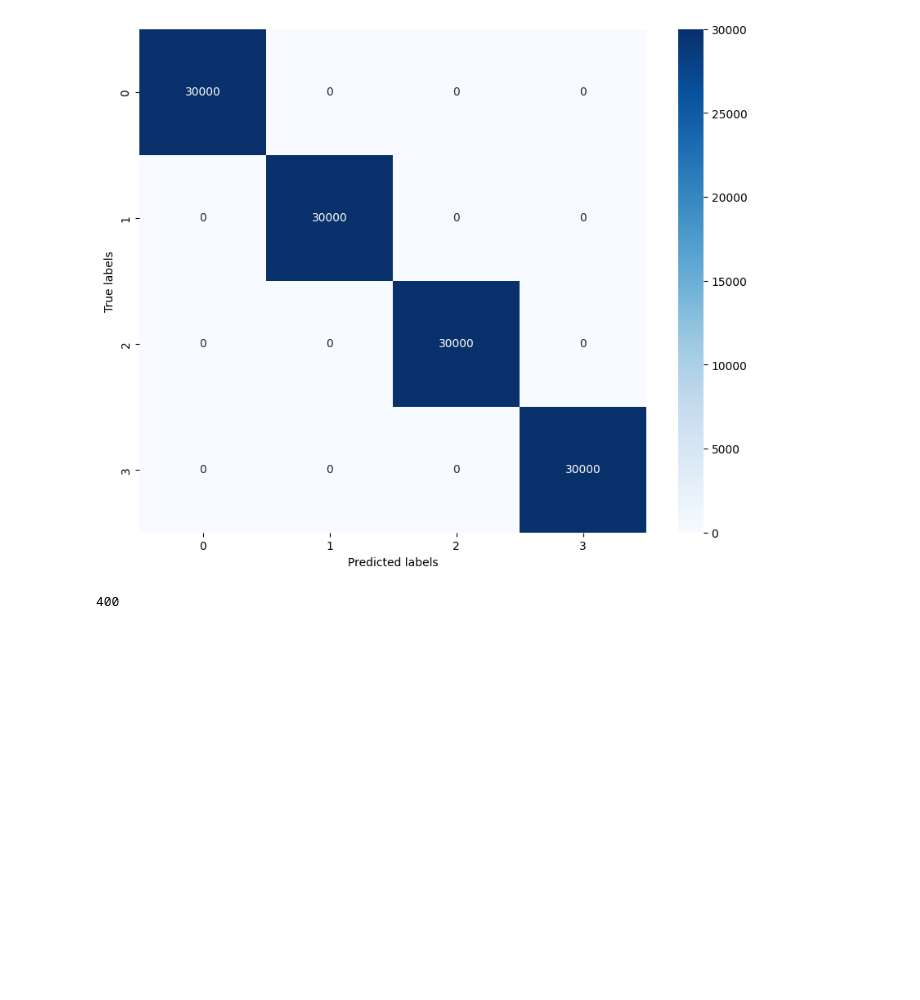
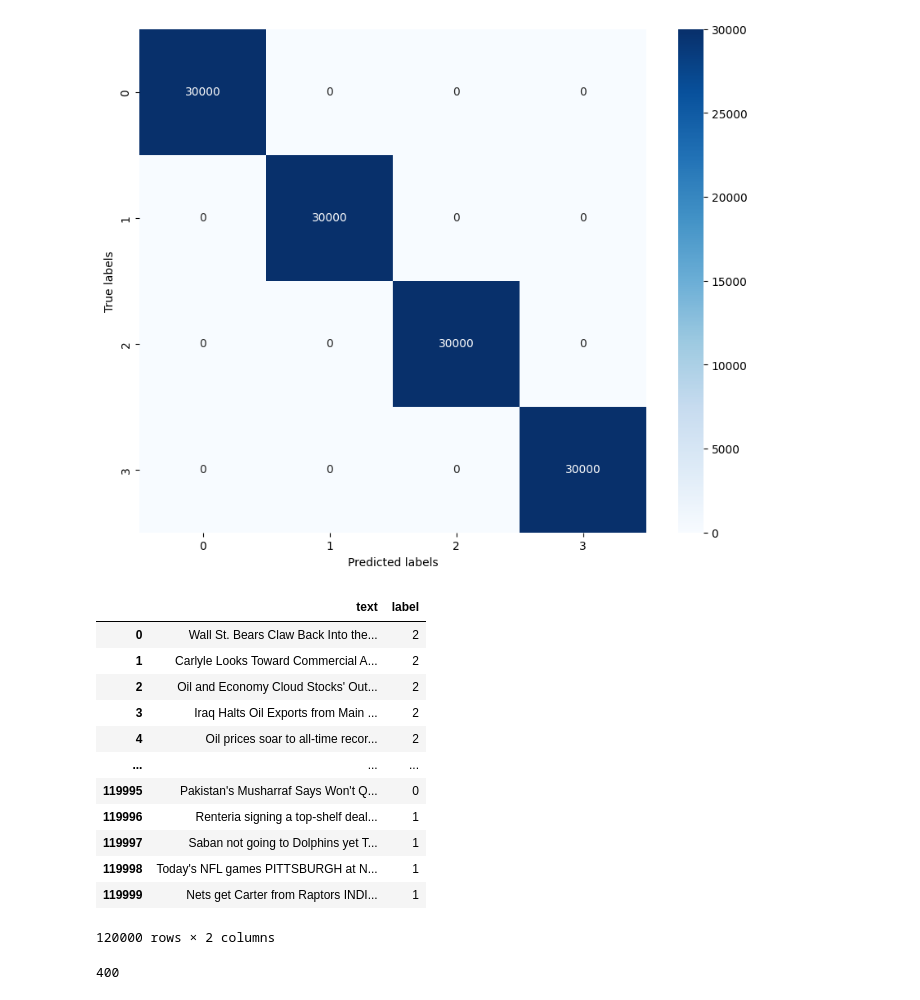
Before and after one commit to FANJIYU0825/noise_label_selection, a Jupyter notebook: data/ccn.ipynb, the cells around one changed output. Drawn from its saved outputs; the diff is of its cells as text; code cells hidden in the pictures; blank space fills up the shorter version.

```diff
--- a/data/ccn.ipynb
+++ b/data/ccn.ipynb
@@ -48,4 +48,19 @@ plt.show()
 [figure]
 # %%
 import pandas as pd
-df = pd.read_csv("ag_news_train_clean_sample.csv", header=None)
+df = pd.read_csv("ag_news_train.csv")
+df
+# %% [output]
+|  | text | label |
+| 0 | Wall St. Bears Claw Back Into the... | 2 |
+| 1 | Carlyle Looks Toward Commercial A... | 2 |
+| 2 | Oil and Economy Cloud Stocks' Out... | 2 |
+| 3 | Iraq Halts Oil Exports from Main ... | 2 |
+| 4 | Oil prices soar to all-time recor... | 2 |
+| ... | ... | ... |
+| 119995 | Pakistan's Musharraf Says Won't Q... | 0 |
+| 119996 | Renteria signing a top-shelf deal... | 1 |
+| 119997 | Saban not going to Dolphins yet T... | 1 |
+| 119998 | Today's NFL games PITTSBURGH at N... | 1 |
+| 119999 | Nets get Carter from Raptors INDI... | 1 |
+120000 rows × 2 columns
```
Also changed, not shown: parts of 1 cell of this notebook, 6 other files.
